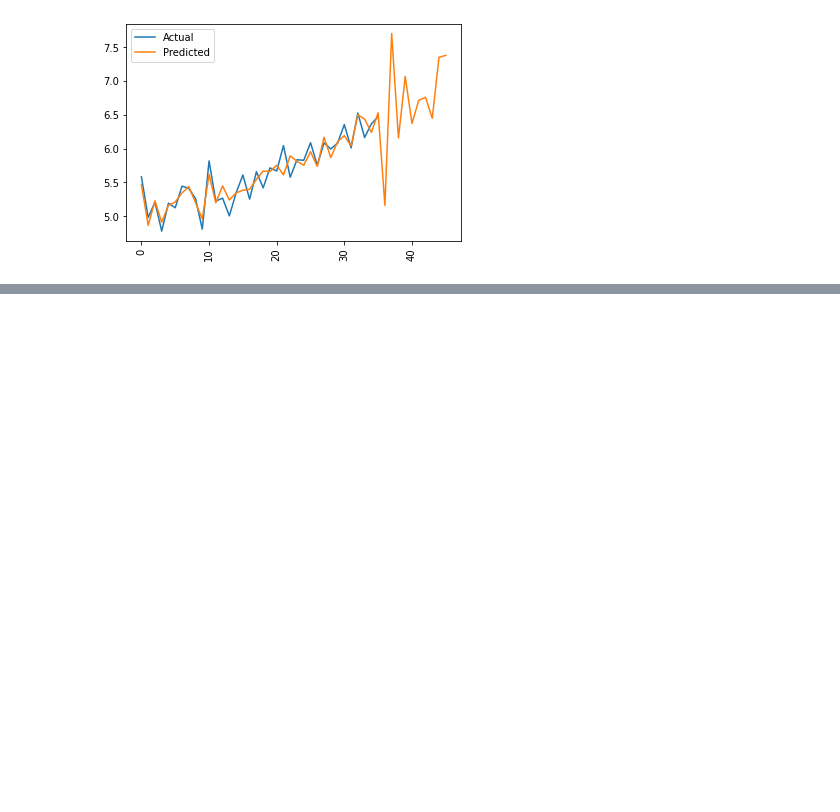
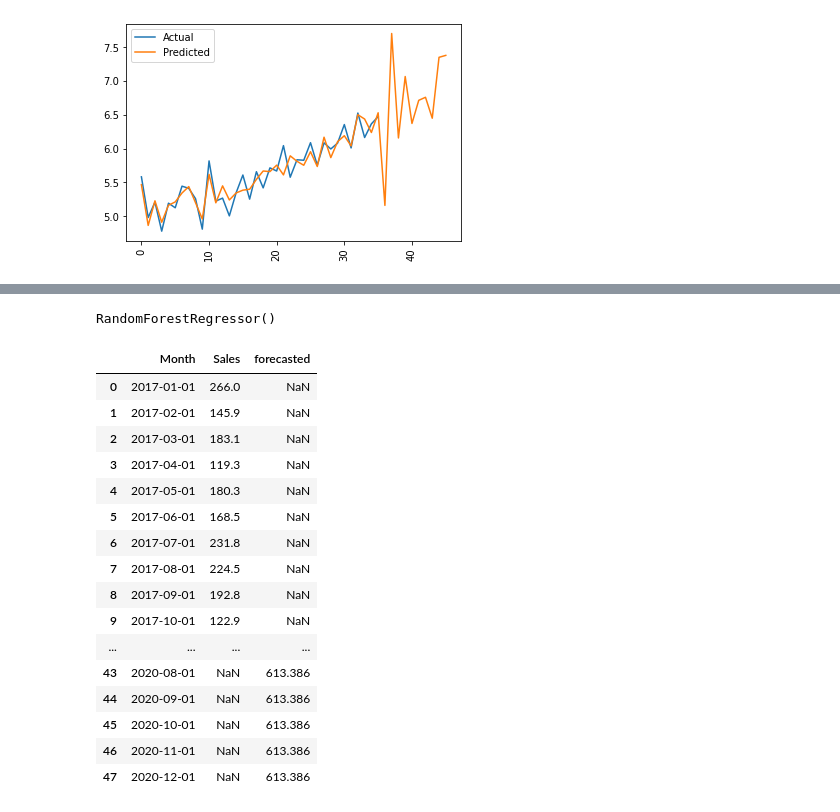
Before and after one commit to Zeeshan-99/sales_forecasting, a Jupyter notebook: Rough_timeSeries_Forecasting.ipynb, the cells around one changed output, grey strips where cells are left out. Cells and saved outputs as stored; diff of their text form; code cells hidden in the pictures; blank space fills up the shorter version.

```diff
--- a/Rough_timeSeries_Forecasting.ipynb
+++ b/Rough_timeSeries_Forecasting.ipynb
@@ -100,0 +117,3 @@ plt.show()
+# %%
+df['Month']= pd.to_datetime(df['Month'])
+df
@@ -100,0 +138,5 @@ plt.show()
+# %%
+model = RandomForestRegressor() #instantiate Prophet
+model.fit(df[['Month']],df['Sales'])
+# %% [output]
+RandomForestRegressor()
@@ -100,0 +149,23 @@ plt.show()
+# %%
+# Concatenate the initial DataFrame and the forecast DataFrame
+# merged_df = df.merge(future_data, on='Month', how='outer')
+df_final=pd.concat([df, future_data], ignore_index=True)
+df_final
+# %% [output]
+|  | Month | Sales | forecasted |
+| 0 | 2017-01-01 | 266.0 | NaN |
+| 1 | 2017-02-01 | 145.9 | NaN |
+| 2 | 2017-03-01 | 183.1 | NaN |
+| 3 | 2017-04-01 | 119.3 | NaN |
+| 4 | 2017-05-01 | 180.3 | NaN |
+| 5 | 2017-06-01 | 168.5 | NaN |
+| 6 | 2017-07-01 | 231.8 | NaN |
+| 7 | 2017-08-01 | 224.5 | NaN |
+| 8 | 2017-09-01 | 192.8 | NaN |
+| 9 | 2017-10-01 | 122.9 | NaN |
+| ... | ... | ... | ... |
+| 43 | 2020-08-01 | NaN | 613.386 |
+| 44 | 2020-09-01 | NaN | 613.386 |
+| 45 | 2020-10-01 | NaN | 613.386 |
+| 46 | 2020-11-01 | NaN | 613.386 |
+| 47 | 2020-12-01 | NaN | 613.386 |
```
Also changed, not shown: parts of 10 cells of this notebook, 10 other files.
